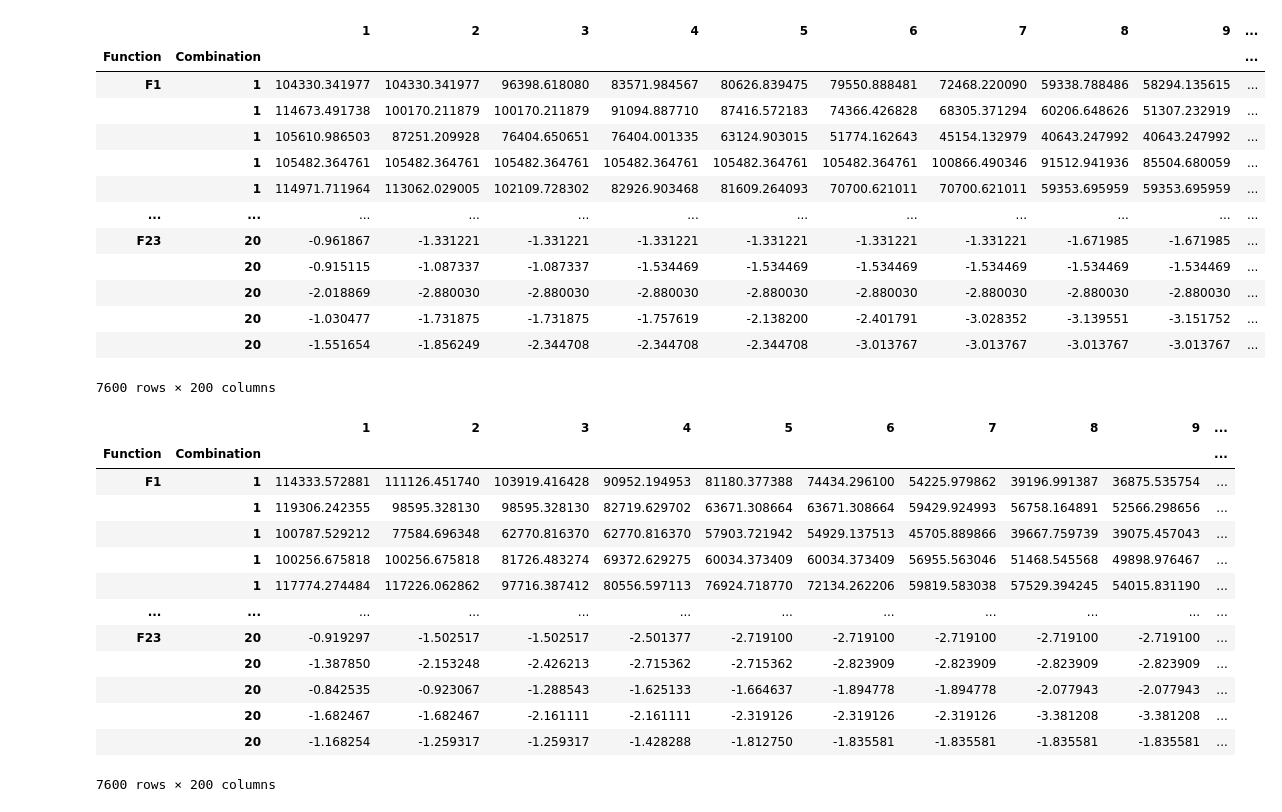
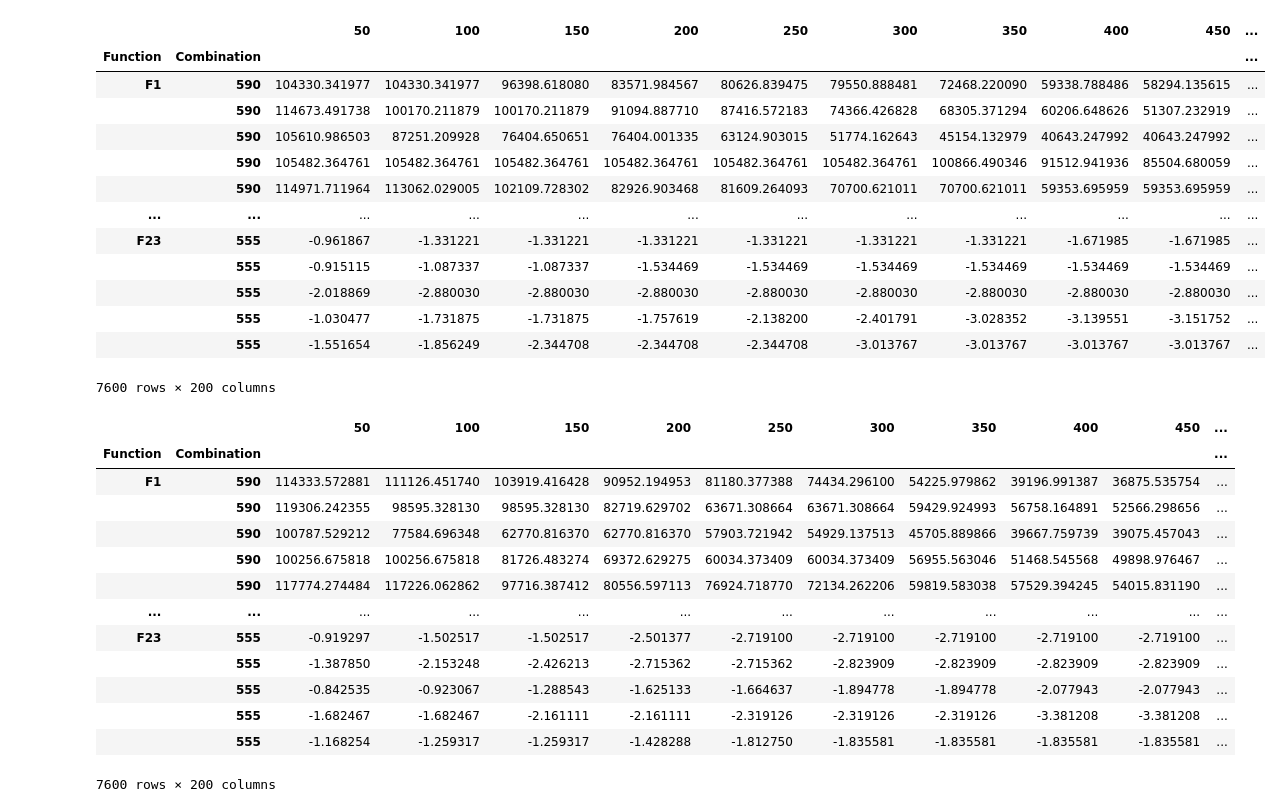
Before and after one commit to JIAOJIAOMEI/Evolution_algorithm, a Jupyter notebook: budget analysis/other functions/plots/plots.ipynb, the cells around one changed output. Cells and saved outputs as stored; diff of their text form; code cells hidden in the pictures.

```diff
--- a/budget analysis/other functions/plots/plots.ipynb
+++ b/budget analysis/other functions/plots/plots.ipynb
@@ -31,52 +32,54 @@ SSGA
 # %%
 Baldwin = pd.read_csv("/Users/meijiaojiao/Desktop/Evolution_algorithm/budget analysis/other functions/Baldwin/samples.txt",sep=",",header=None,index_col=[0])
 index = Baldwin.index
 index = index.rename("Function")
 Baldwin.index = index
-iterables =[[ i+1 for i in range(20)],["F"+str(i) for i in [1,2,3,5,6,7,11,12,13,14,15,16,17,18,19,20,21,22,23] for _ in range(20)]]
+iterables =[[590, 593, 579, 588, 589, 591, 576, 587, 569, 558, 592, 572, 594, 542, 570, 562, 575, 573, 552, 555],["F"+str(i) for i in [1,2,3,5,6,7,11,12,13,14,15,16,17,18,19,20,21,22,23] for _ in range(20)]]
 index = pd.MultiIndex.from_product(iterables, names=["Combination","Function"])
 Baldwin.index = index
 Baldwin = Baldwin.swaplevel(0,1)
+Baldwin.columns=[i+50 for i in range(0,10000,50)]
 Baldwin
 # %% [output]
-|  |  | 1 | 2 | 3 | 4 | 5 | 6 | 7 | 8 | 9 | ... |
+|  |  | 50 | 100 | 150 | 200 | 250 | 300 | 350 | 400 | 450 | ... |
 | Function | Combination |  |  |  |  |  |  |  |  |  | ... |
-| F1 | 1 | 104330.341977 | 104330.341977 | 96398.618080 | 83571.984567 | 80626.839475 | 79550.888481 | 72468.220090 | 59338.788486 | 58294.135615 | ... |
-|  | 1 | 114673.491738 | 100170.211879 | 100170.211879 | 91094.887710 | 87416.572183 | 74366.426828 | 68305.371294 | 60206.648626 | 51307.232919 | ... |
-|  | 1 | 105610.986503 | 87251.209928 | 76404.650651 | 76404.001335 | 63124.903015 | 51774.162643 | 45154.132979 | 40643.247992 | 40643.247992 | ... |
-|  | 1 | 105482.364761 | 105482.364761 | 105482.364761 | 105482.364761 | 105482.364761 | 105482.364761 | 100866.490346 | 91512.941936 | 85504.680059 | ... |
-|  | 1 | 114971.711964 | 113062.029005 | 102109.728302 | 82926.903468 | 81609.264093 | 70700.621011 | 70700.621011 | 59353.695959 | 59353.695959 | ... |
+| F1 | 590 | 104330.341977 | 104330.341977 | 96398.618080 | 83571.984567 | 80626.839475 | 79550.888481 | 72468.220090 | 59338.788486 | 58294.135615 | ... |
+|  | 590 | 114673.491738 | 100170.211879 | 100170.211879 | 91094.887710 | 87416.572183 | 74366.426828 | 68305.371294 | 60206.648626 | 51307.232919 | ... |
+|  | 590 | 105610.986503 | 87251.209928 | 76404.650651 | 76404.001335 | 63124.903015 | 51774.162643 | 45154.132979 | 40643.247992 | 40643.247992 | ... |
+|  | 590 | 105482.364761 | 105482.364761 | 105482.364761 | 105482.364761 | 105482.364761 | 105482.364761 | 100866.490346 | 91512.941936 | 85504.680059 | ... |
+|  | 590 | 114971.711964 | 113062.029005 | 102109.728302 | 82926.903468 | 81609.264093 | 70700.621011 | 70700.621011 | 59353.695959 | 59353.695959 | ... |
 | ... | ... | ... | ... | ... | ... | ... | ... | ... | ... | ... | ... |
-| F23 | 20 | -0.961867 | -1.331221 | -1.331221 | -1.331221 | -1.331221 | -1.331221 | -1.331221 | -1.671985 | -1.671985 | ... |
-|  | 20 | -0.915115 | -1.087337 | -1.087337 | -1.534469 | -1.534469 | -1.534469 | -1.534469 | -1.534469 | -1.534469 | ... |
-|  | 20 | -2.018869 | -2.880030 | -2.880030 | -2.880030 | -2.880030 | -2.880030 | -2.880030 | -2.880030 | -2.880030 | ... |
-|  | 20 | -1.030477 | -1.731875 | -1.731875 | -1.757619 | -2.138200 | -2.401791 | -3.028352 | -3.139551 | -3.151752 | ... |
-|  | 20 | -1.551654 | -1.856249 | -2.344708 | -2.344708 | -2.344708 | -3.013767 | -3.013767 | -3.013767 | -3.013767 | ... |
+| F23 | 555 | -0.961867 | -1.331221 | -1.331221 | -1.331221 | -1.331221 | -1.331221 | -1.331221 | -1.671985 | -1.671985 | ... |
+|  | 555 | -0.915115 | -1.087337 | -1.087337 | -1.534469 | -1.534469 | -1.534469 | -1.534469 | -1.534469 | -1.534469 | ... |
+|  | 555 | -2.018869 | -2.880030 | -2.880030 | -2.880030 | -2.880030 | -2.880030 | -2.880030 | -2.880030 | -2.880030 | ... |
+|  | 555 | -1.030477 | -1.731875 | -1.731875 | -1.757619 | -2.138200 | -2.401791 | -3.028352 | -3.139551 | -3.151752 | ... |
+|  | 555 | -1.551654 | -1.856249 | -2.344708 | -2.344708 | -2.344708 | -3.013767 | -3.013767 | -3.013767 | -3.013767 | ... |
 7600 rows × 200 columns
 # %%
 Lamarck = pd.read_csv("/Users/meijiaojiao/Desktop/Evolution_algorithm/budget analysis/other functions/Lamarck/samples.txt",sep=",",header=None,index_col=[0])
 index = Lamarck.index
 index = index.rename("Function")
 Lamarck.index = index
-iterables =[[ i+1 for i in range(20)],["F"+str(i) for i in [1,2,3,5,6,7,11,12,13,14,15,16,17,18,19,20,21,22,23] for _ in range(20)]]
+iterables =[[590, 593, 579, 588, 589, 591, 576, 587, 569, 558, 592, 572, 594, 542, 570, 562, 575, 573, 552, 555],["F"+str(i) for i in [1,2,3,5,6,7,11,12,13,14,15,16,17,18,19,20,21,22,23] for _ in range(20)]]
 index = pd.MultiIndex.from_product(iterables, names=["Combination","Function"])
 Lamarck.index = index
 Lamarck = Lamarck.swaplevel(0,1)
+Lamarck.columns=[i+50 for i in range(0,10000,50)]
 Lamarck
 # %% [output]
-|  |  | 1 | 2 | 3 | 4 | 5 | 6 | 7 | 8 | 9 | ... |
+|  |  | 50 | 100 | 150 | 200 | 250 | 300 | 350 | 400 | 450 | ... |
 | Function | Combination |  |  |  |  |  |  |  |  |  | ... |
-| F1 | 1 | 114333.572881 | 111126.451740 | 103919.416428 | 90952.194953 | 81180.377388 | 74434.296100 | 54225.979862 | 39196.991387 | 36875.535754 | ... |
-|  | 1 | 119306.242355 | 98595.328130 | 98595.328130 | 82719.629702 | 63671.308664 | 63671.308664 | 59429.924993 | 56758.164891 | 52566.298656 | ... |
-|  | 1 | 100787.529212 | 77584.696348 | 62770.816370 | 62770.816370 | 57903.721942 | 54929.137513 | 45705.889866 | 39667.759739 | 39075.457043 | ... |
-|  | 1 | 100256.675818 | 100256.675818 | 81726.483274 | 69372.629275 | 60034.373409 | 60034.373409 | 56955.563046 | 51468.545568 | 49898.976467 | ... |
-|  | 1 | 117774.274484 | 117226.062862 | 97716.387412 | 80556.597113 | 76924.718770 | 72134.262206 | 59819.583038 | 57529.394245 | 54015.831190 | ... |
+| F1 | 590 | 114333.572881 | 111126.451740 | 103919.416428 | 90952.194953 | 81180.377388 | 74434.296100 | 54225.979862 | 39196.991387 | 36875.535754 | ... |
+|  | 590 | 119306.242355 | 98595.328130 | 98595.328130 | 82719.629702 | 63671.308664 | 63671.308664 | 59429.924993 | 56758.164891 | 52566.298656 | ... |
+|  | 590 | 100787.529212 | 77584.696348 | 62770.816370 | 62770.816370 | 57903.721942 | 54929.137513 | 45705.889866 | 39667.759739 | 39075.457043 | ... |
+|  | 590 | 100256.675818 | 100256.675818 | 81726.483274 | 69372.629275 | 60034.373409 | 60034.373409 | 56955.563046 | 51468.545568 | 49898.976467 | ... |
+|  | 590 | 117774.274484 | 117226.062862 | 97716.387412 | 80556.597113 | 76924.718770 | 72134.262206 | 59819.583038 | 57529.394245 | 54015.831190 | ... |
 | ... | ... | ... | ... | ... | ... | ... | ... | ... | ... | ... | ... |
-| F23 | 20 | -0.919297 | -1.502517 | -1.502517 | -2.501377 | -2.719100 | -2.719100 | -2.719100 | -2.719100 | -2.719100 | ... |
-|  | 20 | -1.387850 | -2.153248 | -2.426213 | -2.715362 | -2.715362 | -2.823909 | -2.823909 | -2.823909 | -2.823909 | ... |
-|  | 20 | -0.842535 | -0.923067 | -1.288543 | -1.625133 | -1.664637 | -1.894778 | -1.894778 | -2.077943 | -2.077943 | ... |
-|  | 20 | -1.682467 | -1.682467 | -2.161111 | -2.161111 | -2.319126 | -2.319126 | -2.319126 | -3.381208 | -3.381208 | ... |
-|  | 20 | -1.168254 | -1.259317 | -1.259317 | -1.428288 | -1.812750 | -1.835581 | -1.835581 | -1.835581 | -1.835581 | ... |
+| F23 | 555 | -0.919297 | -1.502517 | -1.502517 | -2.501377 | -2.719100 | -2.719100 | -2.719100 | -2.719100 | -2.719100 | ... |
+|  | 555 | -1.387850 | -2.153248 | -2.426213 | -2.715362 | -2.715362 | -2.823909 | -2.823909 | -2.823909 | -2.823909 | ... |
+|  | 555 | -0.842535 | -0.923067 | -1.288543 | -1.625133 | -1.664637 | -1.894778 | -1.894778 | -2.077943 | -2.077943 | ... |
+|  | 555 | -1.682467 | -1.682467 | -2.161111 | -2.161111 | -2.319126 | -2.319126 | -2.319126 | -3.381208 | -3.381208 | ... |
+|  | 555 | -1.168254 | -1.259317 | -1.259317 | -1.428288 | -1.812750 | -1.835581 | -1.835581 | -1.835581 | -1.835581 | ... |
 7600 rows × 200 columns
 # %%
 func_list =["F"+str(i) for i in range(1,24,1)]
```
Also changed, not shown: parts of 16 cells of this notebook, 13 other files.
